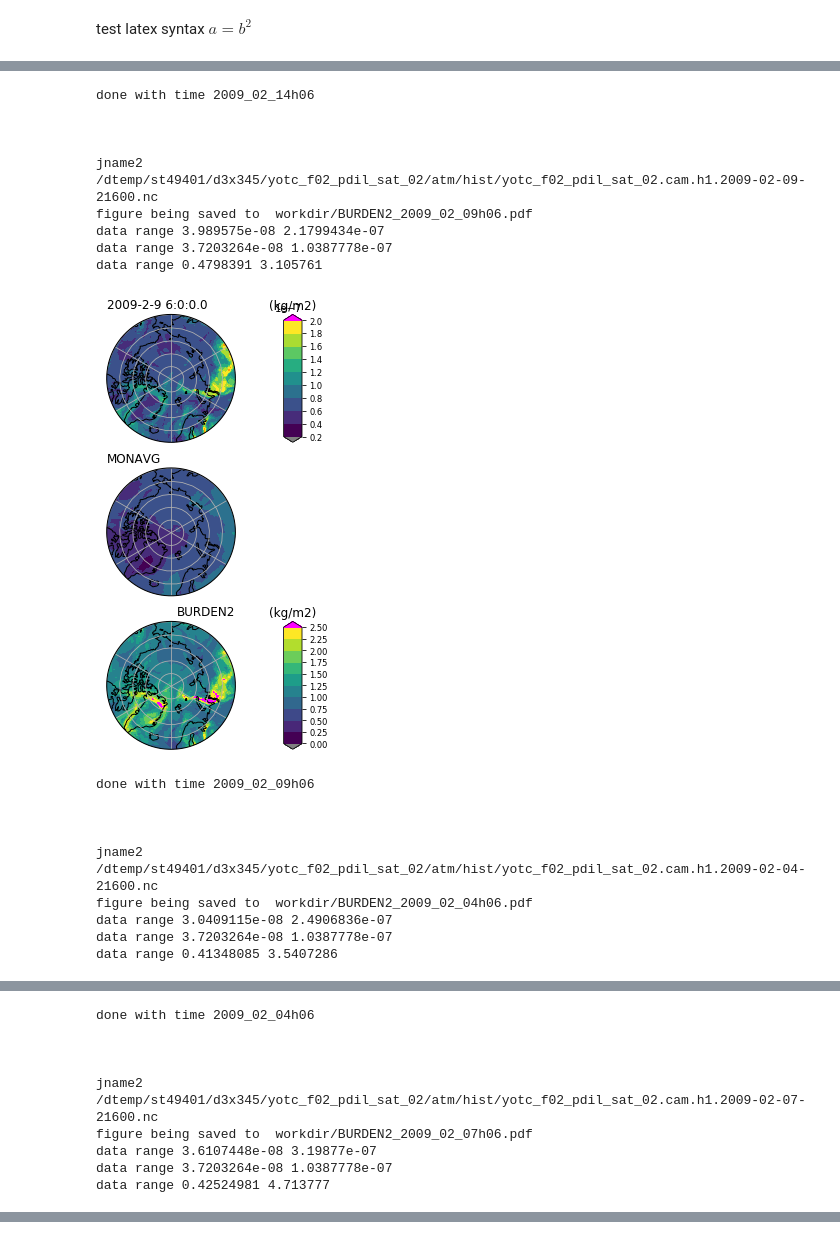
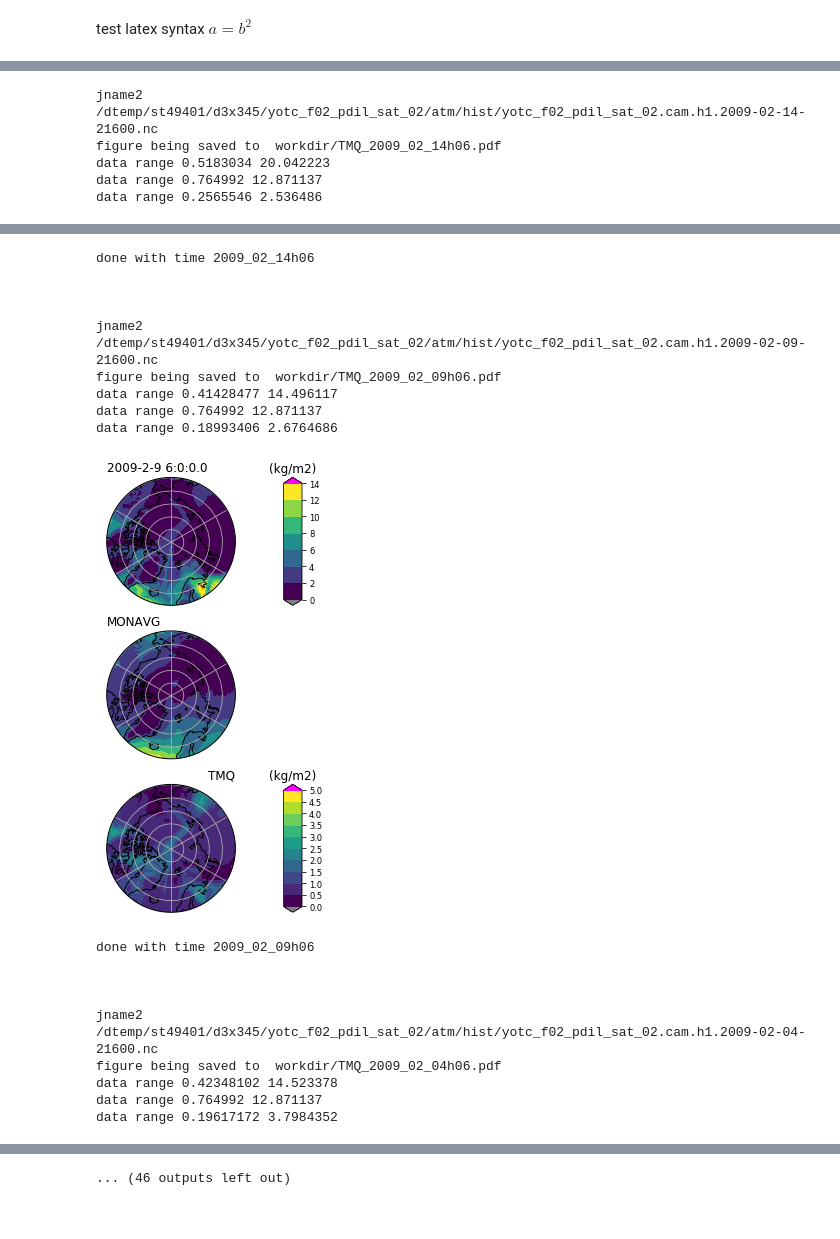
Before and after one commit to philrasch/PhilsPython, a Jupyter notebook: Filament_Analysis/NPS_25km_3P_fields.ipynb, the cells around one changed output, grey strips where cells are left out. Saved outputs shown, nothing was run; the diff lists cells and outputs as text; code cells hidden in the pictures.

Commit message:
clean eval of BURDEN1, BURDEN2, and TMQ
Former-commit-id: d521364b932d0ca7b6160c7606e4267aa3b18184

```diff
--- a/Filament_Analysis/NPS_25km_3P_fields.ipynb
+++ b/Filament_Analysis/NPS_25km_3P_fields.ipynb
@@ -323,15 +323,16 @@ seaslist = ["JAN"]
 # %%
 # identify fields to be evaluated
 
+mon = "02"
 if 1 == 1:
     # model2 dataset (the experiment)
-    dir2 = "/dtemp/st49401/d3x345/yotc_f02_pdil_sat_02/atm/hist/"
-    files = fnmatch.filter(os.listdir(dir2), "*cam.h1.2009-02*00.nc")
+    dir2 = "/dtemp/st49401/d3x345/yotc_f02_pdil_sat_"+mon+"/atm/hist/"
+    files = fnmatch.filter(os.listdir(dir2), "*cam.h1.2009-"+mon+"*00.nc")
 #    print "files", files
 
     # the "reference" dataset
-    dir1 = "/dtemp/st49401/d3x345/yotc_f02_pdil_sat_01/atm/hist/"
-    f1 = "yotc_f02_pdil_sat_01.cam.h0.2009-01.nc"
+    dir1 = "/dtemp/st49401/d3x345/yotc_f02_pdil_sat_"+mon+"/atm/hist/"
+    f1 = "yotc_f02_pdil_sat_"+mon+".cam.h0.2009-"+mon+".nc"
     jname1 = dir1+f1
     print "jname1 ", jname1
 
@@ -358,9 +359,13 @@ f2 is  yotc_f02_pdil_sat_02.cam.h1.2009-02-02-21600.nc
 # %%
 if 1 == 1:
 
+
+
+    vname = "BURDEN2"
     vname = "BURDEN1"
+    dfact = 0.5  # multiplier on contour levels for anomalies
     vname = "TMQ"
-    vname = "BURDEN2"
+    dfact = 1.0
 
     print "processing time average"
 # model1 dataset (the reference)
@@ -495,7 +500,7 @@ for f2 in files:
     if DT.id == 'FSNT':
         dlevs = [-15.,-10.,-5.,-2.,-1.,1.,2.,5.,10.,15.]
 
-    dlevs = np.array([0.,0.5,1.,1.5,2.,2.5,3.,3.5,4.,4.5,5.])*0.5
+    dlevs = np.array([0.,0.5,1.,1.5,2.,2.5,3.,3.5,4.,4.5,5.])*dfact
     dtitle = ""
     rtitD = vname
     pltframe(DT, lonsdt, latsdt, ax3[2], cx3[2],
@@ -520,0 +521,5 @@ data range 0.48113245 3.7506907
+jname2 /dtemp/st49401/d3x345/yotc_f02_pdil_sat_02/atm/hist/yotc_f02_pdil_sat_02.cam.h1.2009-02-14-21600.nc
+figure being saved to  workdir/TMQ_2009_02_14h06.pdf
+data range 0.5183034 20.042223
+data range 0.764992 12.871137
+data range 0.2565546 2.536486
@@ -522,19 +527,19 @@ data range 0.48113245 3.7506907
-done with time 2009_02_14h06
-
-
-
-jname2 /dtemp/st49401/d3x345/yotc_f02_pdil_sat_02/atm/hist/yotc_f02_pdil_sat_02.cam.h1.2009-02-09-21600.nc
-figure being saved to  workdir/BURDEN2_2009_02_09h06.pdf
-data range 3.989575e-08 2.1799434e-07
-data range 3.7203264e-08 1.0387778e-07
-data range 0.4798391 3.105761
+done with time 2009_02_14h06
+
+
+
+jname2 /dtemp/st49401/d3x345/yotc_f02_pdil_sat_02/atm/hist/yotc_f02_pdil_sat_02.cam.h1.2009-02-09-21600.nc
+figure being saved to  workdir/TMQ_2009_02_09h06.pdf
+data range 0.41428477 14.496117
+data range 0.764992 12.871137
+data range 0.18993406 2.6764686
-[figure, old version]
+[figure, new version]
-done with time 2009_02_09h06
-
-
-
-jname2 /dtemp/st49401/d3x345/yotc_f02_pdil_sat_02/atm/hist/yotc_f02_pdil_sat_02.cam.h1.2009-02-04-21600.nc
-figure being saved to  workdir/BURDEN2_2009_02_04h06.pdf
-data range 3.0409115e-08 2.4906836e-07
-data range 3.7203264e-08 1.0387778e-07
-data range 0.41348085 3.5407286
+done with time 2009_02_09h06
+
+
+
+jname2 /dtemp/st49401/d3x345/yotc_f02_pdil_sat_02/atm/hist/yotc_f02_pdil_sat_02.cam.h1.2009-02-04-21600.nc
+figure being saved to  workdir/TMQ_2009_02_04h06.pdf
+data range 0.42348102 14.523378
+data range 0.764992 12.871137
+data range 0.19617172 3.7984352
@@ -542,9 +546,0 @@ data range 0.41348085 3.5407286
-done with time 2009_02_04h06
-
-
-
-jname2 /dtemp/st49401/d3x345/yotc_f02_pdil_sat_02/atm/hist/yotc_f02_pdil_sat_02.cam.h1.2009-02-07-21600.nc
-figure being saved to  workdir/BURDEN2_2009_02_07h06.pdf
-data range 3.6107448e-08 3.19877e-07
-data range 3.7203264e-08 1.0387778e-07
-data range 0.42524981 4.713777
@@ -572,0 +576 @@ data range 0.5147777 7.8948364
+... (46 outputs left out)
```
Also changed, not shown: parts of 2 cells of this notebook.
